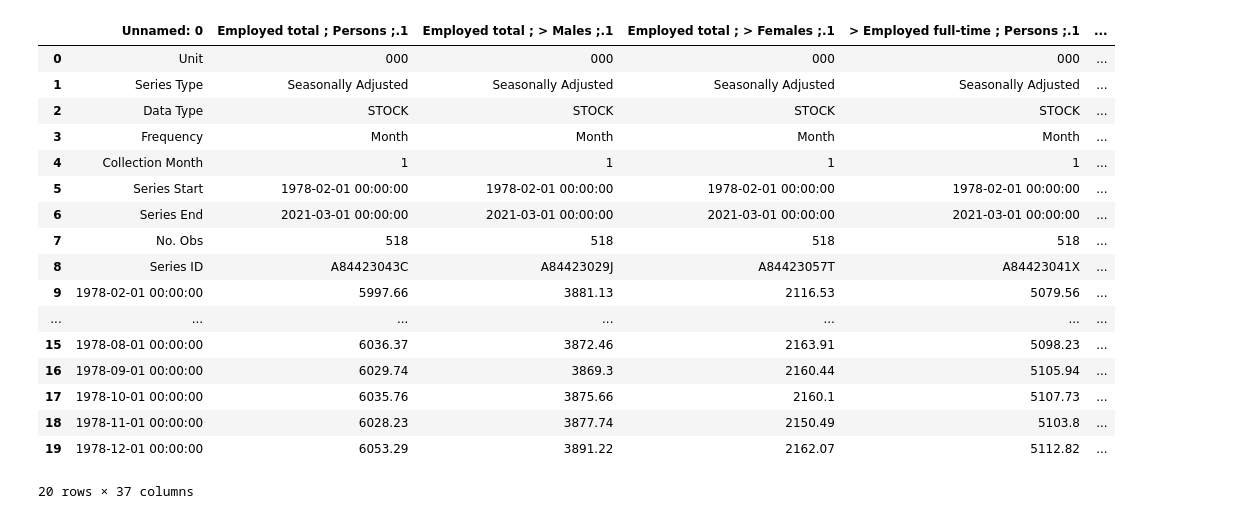
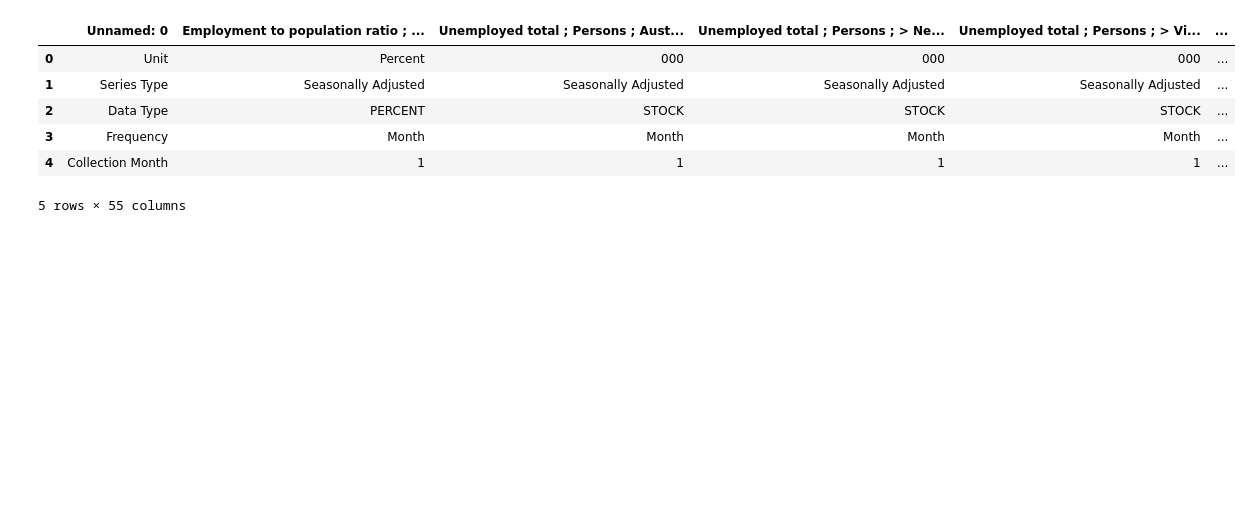
Before and after one commit to rfcamo/group5project, a Jupyter notebook: employment_data/employment_clean.ipynb, the cells around one changed output. Cells and saved outputs as stored; diff of their text form; code cells hidden in the pictures; blank space fills up the shorter version.

```diff
--- a/employment_data/employment_clean.ipynb
+++ b/employment_data/employment_clean.ipynb
@@ -5,12 +5,9 @@ import numpy as np
 pd.options.mode.chained_assignment = None
 
 # File to Load (Remember to Change These)
-data = "Ray Data/final data.xls"
+data = "Ray Data/labour_by_state.xls"
+# Read source data and store into Pandas data frame
+xls_data = pd.read_excel(data, sheet_name = "Data2")
 
-# Read source data and store into Pandas data frame
-xls_data = pd.read_excel(data)
-
-
-
-xls_data
+xls_data.head()
 # %% [output]
@@ -83,27 +58,15 @@ filter_data.head(100)
 # %%
 # Revert transpose to original
 original_data = filter_data.T
-original_data_state = filter_data_state.T
 
-original_data.head(20)
+original_data.head()
 # %% [output]
-|  | Unnamed: 0 | Employed total ; Persons ;.1 | Employed total ; > Males ;.1 | Employed total ; > Females ;.1 | > Employed full-time ; Persons ;.1 | ... |
-| 0 | Unit | 000 | 000 | 000 | 000 | ... |
+|  | Unnamed: 0 | Employment to population ratio ; ... | Unemployed total ; Persons ; Aust... | Unemployed total ; Persons ; > Ne... | Unemployed total ; Persons ; > Vi... | ... |
+| 0 | Unit | Percent | 000 | 000 | 000 | ... |
 | 1 | Series Type | Seasonally Adjusted | Seasonally Adjusted | Seasonally Adjusted | Seasonally Adjusted | ... |
-| 2 | Data Type | STOCK | STOCK | STOCK | STOCK | ... |
+| 2 | Data Type | PERCENT | STOCK | STOCK | STOCK | ... |
 | 3 | Frequency | Month | Month | Month | Month | ... |
 | 4 | Collection Month | 1 | 1 | 1 | 1 | ... |
-| 5 | Series Start | 1978-02-01 00:00:00 | 1978-02-01 00:00:00 | 1978-02-01 00:00:00 | 1978-02-01 00:00:00 | ... |
-| 6 | Series End | 2021-03-01 00:00:00 | 2021-03-01 00:00:00 | 2021-03-01 00:00:00 | 2021-03-01 00:00:00 | ... |
-| 7 | No. Obs | 518 | 518 | 518 | 518 | ... |
-| 8 | Series ID | A84423043C | A84423029J | A84423057T | A84423041X | ... |
-| 9 | 1978-02-01 00:00:00 | 5997.66 | 3881.13 | 2116.53 | 5079.56 | ... |
-| ... | ... | ... | ... | ... | ... | ... |
-| 15 | 1978-08-01 00:00:00 | 6036.37 | 3872.46 | 2163.91 | 5098.23 | ... |
-| 16 | 1978-09-01 00:00:00 | 6029.74 | 3869.3 | 2160.44 | 5105.94 | ... |
-| 17 | 1978-10-01 00:00:00 | 6035.76 | 3875.66 | 2160.1 | 5107.73 | ... |
-| 18 | 1978-11-01 00:00:00 | 6028.23 | 3877.74 | 2150.49 | 5103.8 | ... |
-| 19 | 1978-12-01 00:00:00 | 6053.29 | 3891.22 | 2162.07 | 5112.82 | ... |
-20 rows × 37 columns
+5 rows × 55 columns
 # %%
 # Remove special characters from column name
```
Also changed, not shown: parts of 18 cells of this notebook, 3 other files.
